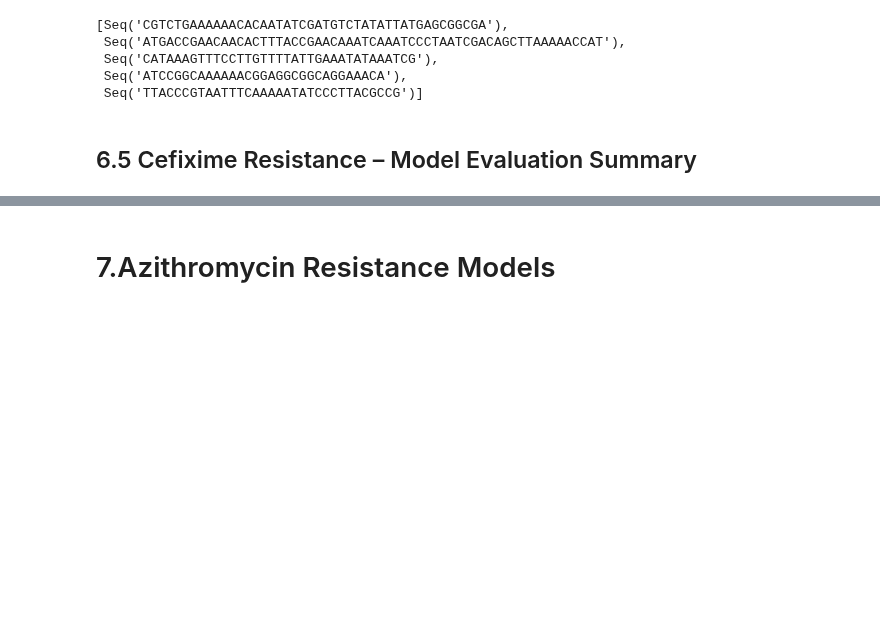
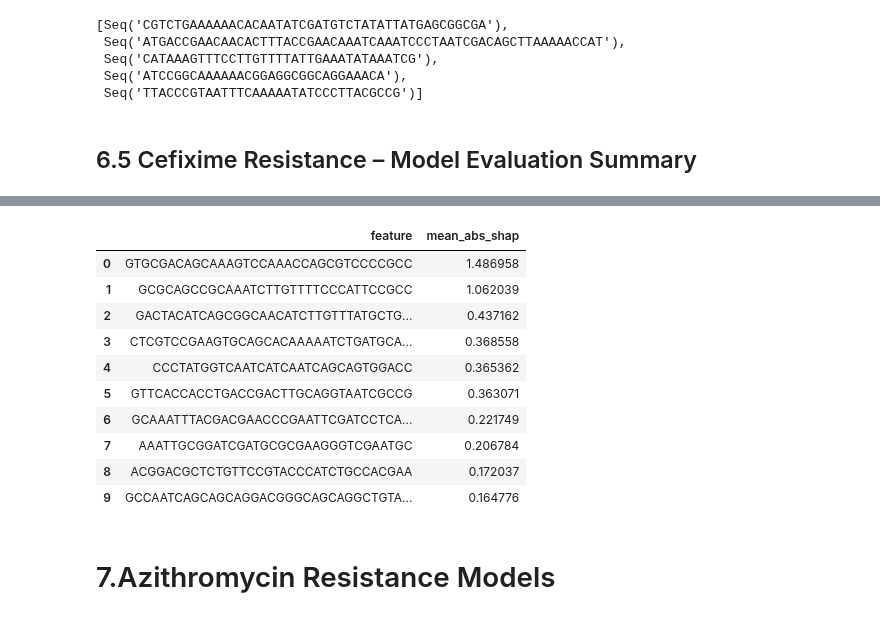
Before and after one commit to MrEktirir/Antibiotics-Resistance-Prediction, a Jupyter notebook: Notebooks/main.ipynb, the cells around one changed output, grey strips where cells are left out. Saved outputs shown, nothing was run; the diff lists cells and outputs as text; code cells hidden in the pictures; blank space fills up the shorter version.

```diff
--- a/Notebooks/main.ipynb
+++ b/Notebooks/main.ipynb
@@ -1784,3 +1839,26 @@ plt.show()
+# %%
+# Optional: Top 10 Features Table
+try:
+    sv = shap_values[1] if isinstance(shap_values, list) else shap_values
+    imp = np.abs(sv).mean(axis=0)
+    top10 = pd.DataFrame({"feature": X_cip.columns, "mean_abs_shap": imp}).sort_values(
+        "mean_abs_shap", ascending=False
+    ).head(10).reset_index(drop=True)
+    display(top10)
+except Exception as e:
+    print("Top10 tablo üretilemedi:", e)
+# %% [output]
+|  | feature | mean_abs_shap |
+| 0 | GTGCGACAGCAAAGTCCAAACCAGCGTCCCCGCC | 1.486958 |
+| 1 | GCGCAGCCGCAAATCTTGTTTTCCCATTCCGCC | 1.062039 |
+| 2 | GACTACATCAGCGGCAACATCTTGTTTATGCTG... | 0.437162 |
+| 3 | CTCGTCCGAAGTGCAGCACAAAAATCTGATGCA... | 0.368558 |
+| 4 | CCCTATGGTCAATCATCAATCAGCAGTGGACC | 0.365362 |
+| 5 | GTTCACCACCTGACCGACTTGCAGGTAATCGCCG | 0.363071 |
+| 6 | GCAAATTTACGACGAACCCGAATTCGATCCTCA... | 0.221749 |
+| 7 | AAATTGCGGATCGATGCGCGAAGGGTCGAATGC | 0.206784 |
+| 8 | ACGGACGCTCTGTTCCGTACCCATCTGCCACGAA | 0.172037 |
+| 9 | GCCAATCAGCAGCAGGACGGGCAGCAGGCTGTA... | 0.164776 |
 # %% [markdown]
 # 7.Azithromycin Resistance Models
 # %% [markdown]
```
Also changed, not shown: parts of 24 cells of this notebook.
